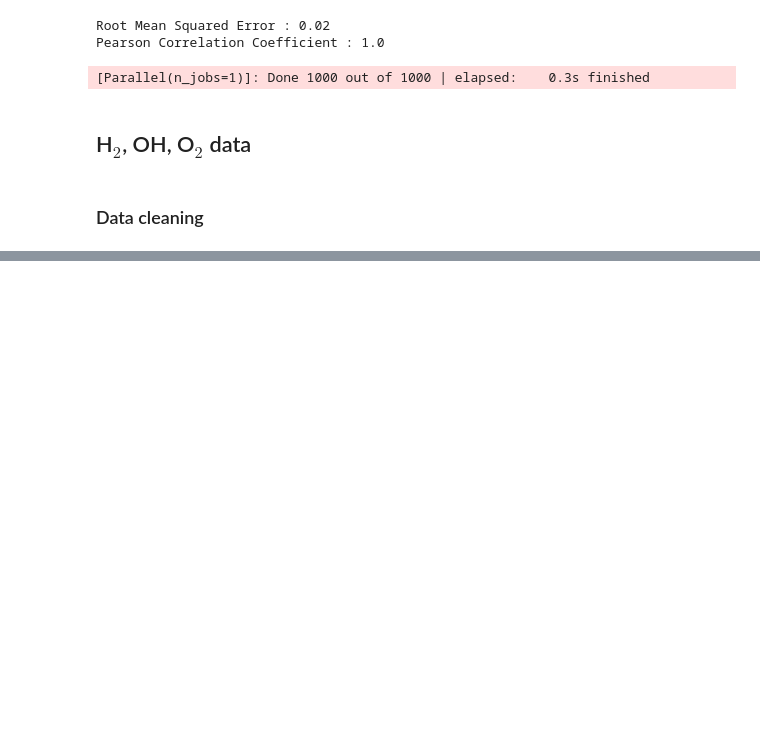
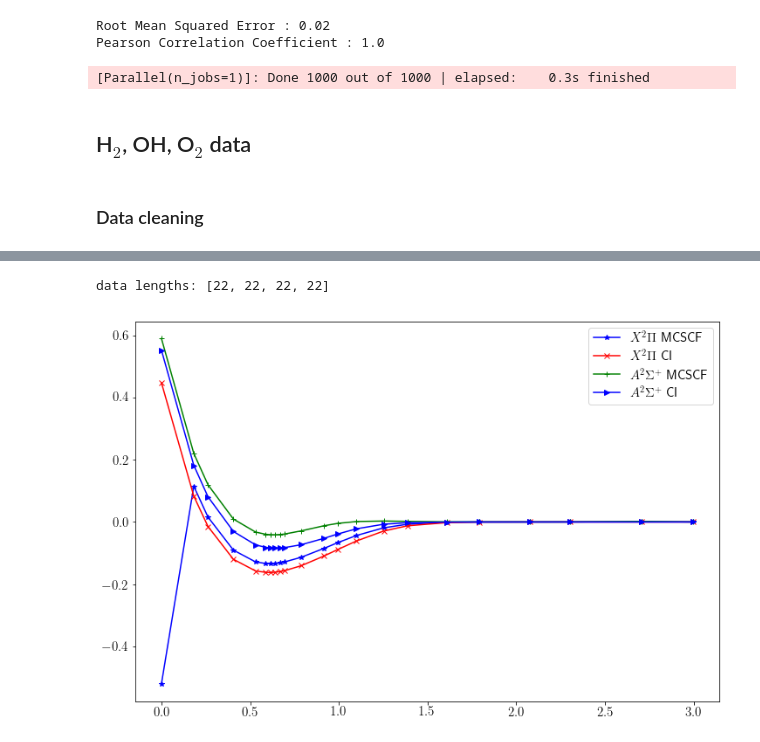
Before and after one commit to berylgithub/pes, a Jupyter notebook: PES_incremental_exp.ipynb, the cells around one changed output, grey strips where cells are left out. Cells and saved outputs as stored; diff of their text form; code cells hidden in the pictures; blank space fills up the shorter version.

```diff
--- a/PES_incremental_exp.ipynb
+++ b/PES_incremental_exp.ipynb
@@ -469,7 +484,7 @@ for i in range(len(list_data)):
         idxes.append(i)
         auths.append(list_data[i]['author'])
 for i, idx in enumerate(idxes):
-    ax.plot(list_data[idx]['R'], list_data[idx]['V'], shapes[i])
+    ax.plot(np.log(list_data[idx]['R']), list_data[idx]['V'], shapes[i])
 ax.legend(auths)
 print("data lengths:",[len(list_data[i]['R']) for i in idxes])
 # %% [output]
@@ -477,0 +541,25 @@ data lengths: [87, 670]
+# %%
+# shift data by criterion
+# chu et al: all data shifted by the last index's energy
+for dat in list_data:
+    if dat['author'] == 'Chu et al 1974':
+        dat['V'] -= dat['V'][-1]
+
+# test plot:
+import matplotlib
+matplotlib.rcParams['text.usetex'] = True
+import matplotlib.pyplot as plt
+fig, ax = plt.subplots(figsize=(12, 8))
+idxes = []
+states = []
+for i in range(len(list_data)):
+    if (list_data[i]['author'] == 'Chu et al 1974') and (list_data[i]['mol'] == 'OH'):
+        idxes.append(i)
+        states.append(list_data[i]['state'])
+for i, idx in enumerate(idxes):
+    ax.plot(np.log(list_data[idx]['R']), list_data[idx]['V'], shapes[i])
+ax.legend(states)
+print("data lengths:",[len(list_data[i]['R']) for i in idxes])
+# %% [output]
+data lengths: [22, 22, 22, 22]
+[figure, added]
```
Also changed, not shown: parts of 7 cells of this notebook.
